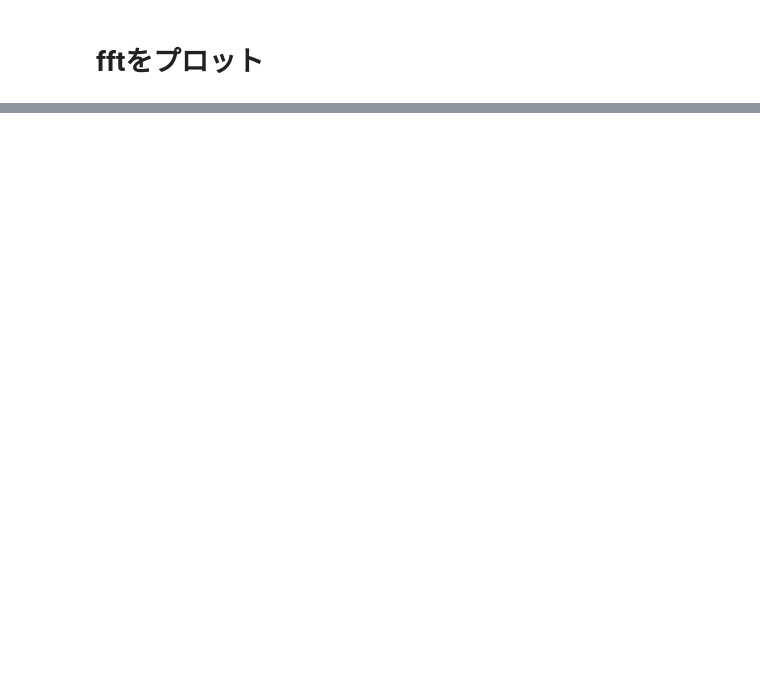
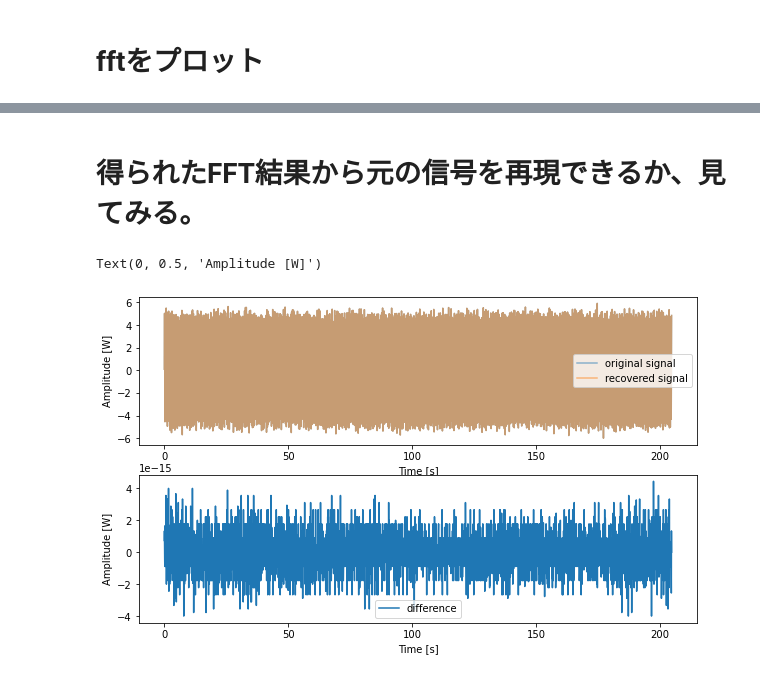
Before and after one commit to tterasaki/statistics, a Jupyter notebook: fft/fft1-1_math2python_relation.ipynb, the cells around one changed output, grey strips where cells are left out. Saved outputs shown, nothing was run; the diff lists cells and outputs as text; code cells hidden in the pictures; blank space fills up the shorter version.

```diff
--- a/fft/fft1-1_math2python_relation.ipynb
+++ b/fft/fft1-1_math2python_relation.ipynb
@@ -166,0 +184,21 @@ for a in ax:
+# %% [markdown]
+# 得られたFFT結果から元の信号を再現できるか、見てみる。
+# %%
+original_signal = signal_nw
+recovered_signal = np.fft.irfft(rfft_signal_nw)
+fig, ax = plt.subplots(2, 1, figsize=(10, 6))
+#plot original signal and recovered signal
+ax[0].plot(t, original_signal, label='original signal', alpha=0.5)
+ax[0].plot(t, recovered_signal, label='recovered signal', alpha=0.5)
+ax[0].legend()
+ax[0].set_xlabel('Time [s]')
+ax[0].set_ylabel('Amplitude [W]')
+
+# plot the difference between the two signals
+ax[1].plot(t, original_signal - recovered_signal, label='difference')
+ax[1].legend()
+ax[1].set_xlabel('Time [s]')
+ax[1].set_ylabel('Amplitude [W]')
+# %% [output]
+Text(0, 0.5, 'Amplitude [W]')
+[figure, added]
```
Also changed, not shown: parts of 16 cells of this notebook.
